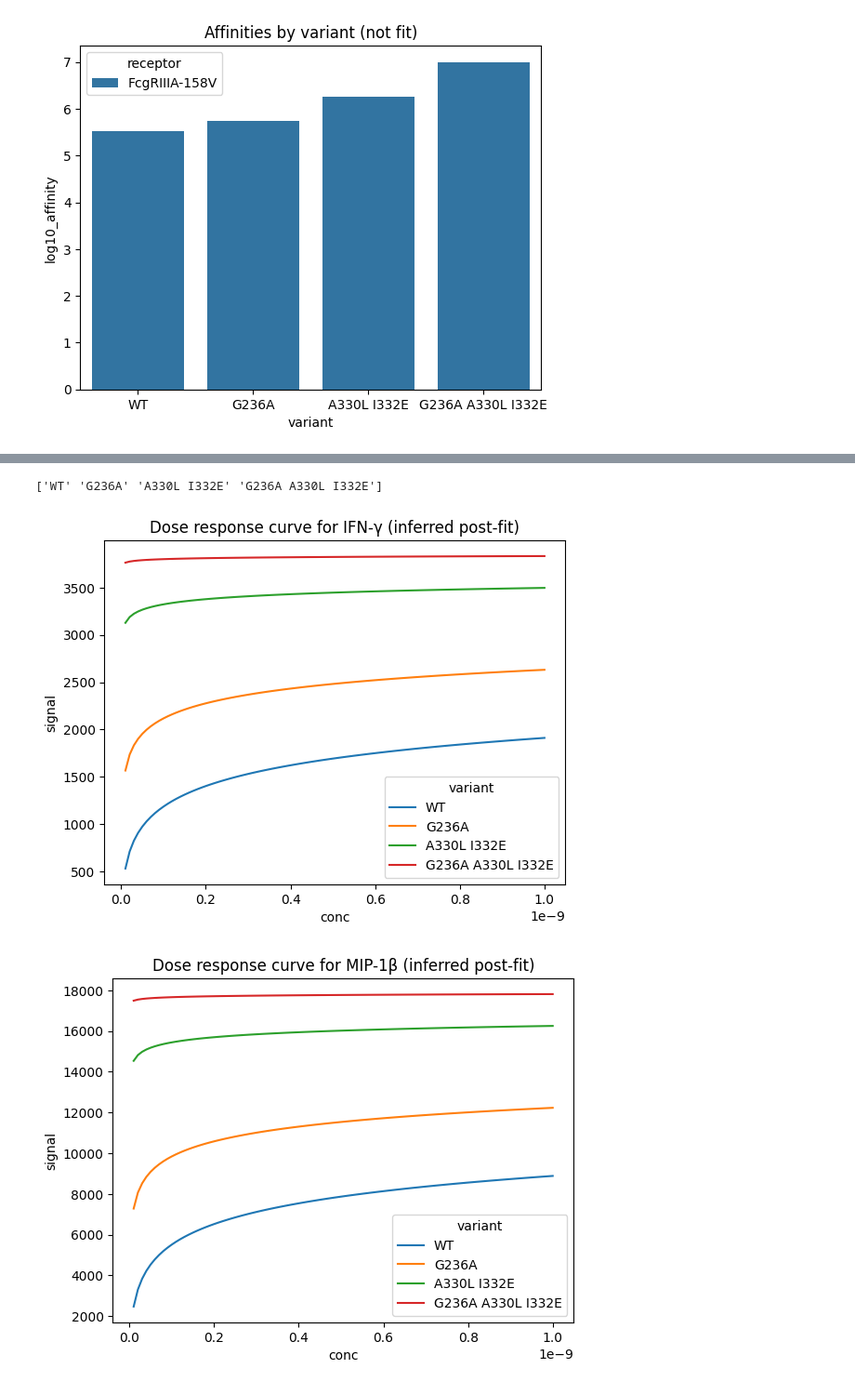
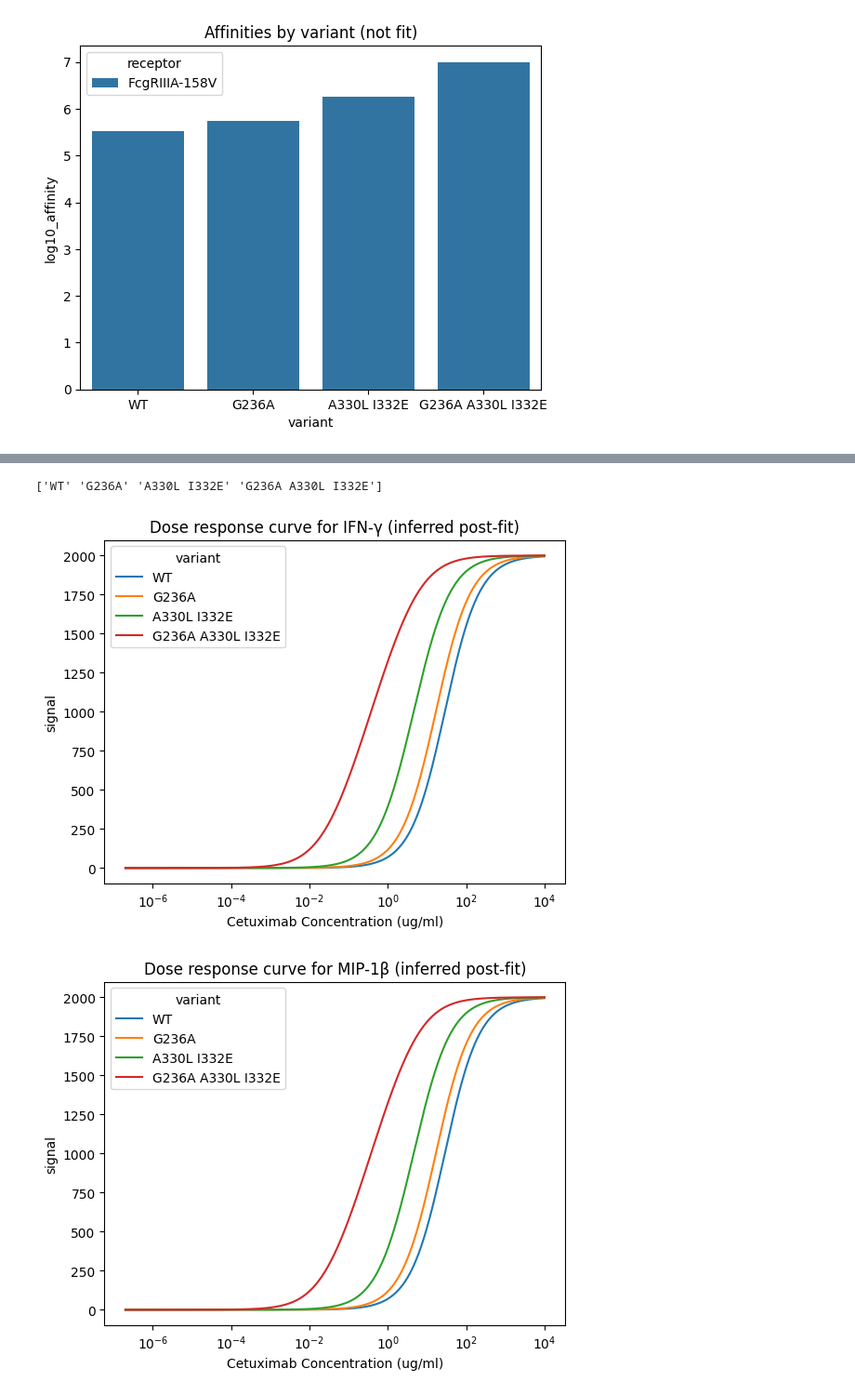
Before and after one commit to meyer-lab/cetuximab-binding-model, a Jupyter notebook: run.ipynb, the cells around one changed output, grey strips where cells are left out. Shown at 93% size. Drawn from its saved outputs; the diff is of its cells as text; code cells hidden in the pictures.

```diff
--- a/run.ipynb
+++ b/run.ipynb
@@ -120,38 +115,40 @@ result_polate_frame = result.copy().drop(columns=["signal_inferred", "se", "sign
 variants = result_polate_frame["variant"].unique()
 print(variants)
 
 dfs = []
 for variant in variants:
     cytokines = result_polate_frame["cytokine"].unique()
     for cytokine in cytokines:
         variant_frame_df = result_polate_frame[(result_polate_frame["variant"] == variant) & (result_polate_frame["cytokine"] == cytokine)]
 
         # generate a range of Ab concentrations
-        ab_conc_range = np.linspace(result["conc"].min(), result["conc"].max(), 100)
+        ab_conc_range = np.logspace(np.log10(result["conc"].min()) - 4.7, np.log10(result["conc"].max()) + 4, 1000, base=10)
 
         # make rows for each concentration, copying all other values
         for ab_conc in ab_conc_range:
             # get first
             new_row = variant_frame_df.iloc[0].copy()
             new_row["conc"] = ab_conc
             dfs.append(new_row)
 
 # combine dfs
 result_polate = pd.DataFrame(dfs).reset_index(drop=True)
 
 result_polate["signal"] = infer_signal(result_polate)
 
-
 for cytokine in result_polate["cytokine"].unique():
-    cytokine_df = result_polate[result_polate["cytokine"] == cytokine]
+    cytokine_df = result_polate[result_polate["cytokine"] == cytokine].copy()
+    cytokine_df["conc"] = cytokine_df["conc"] * 1e9
     # plot dose response curve
     ax = sns.lineplot(x="conc", y="signal", hue="variant", data=cytokine_df)
     ax.set_title(f"Dose response curve for {cytokine} (inferred post-fit)")
+    ax.set_xscale("log")
+    ax.set_xlabel("Cetuximab Concentration (ug/ml)")
     plt.show()
 # %% [output]
 ['WT' 'G236A' 'A330L I332E' 'G236A A330L I332E']
-[figure, old version]
+[figure, new version]
-[figure, old version]
+[figure, new version]
 # %%
 # overlay real data
 
```
Also changed, not shown: parts of 6 cells of this notebook, 1 other file.
